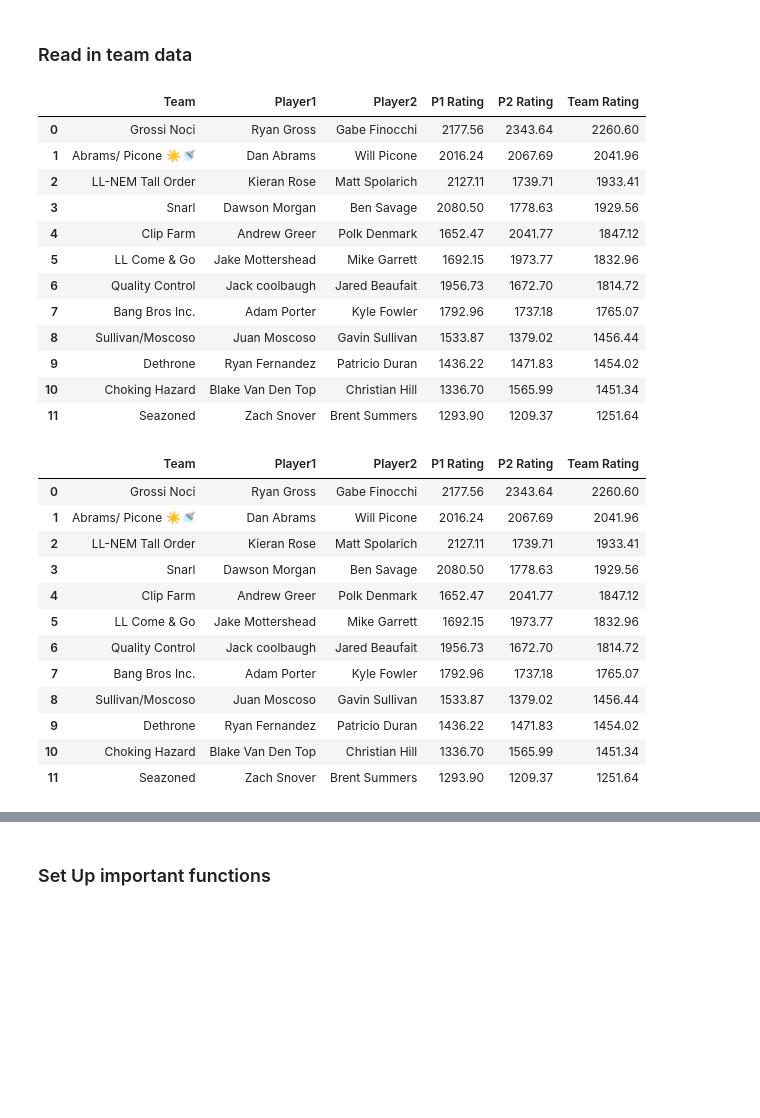
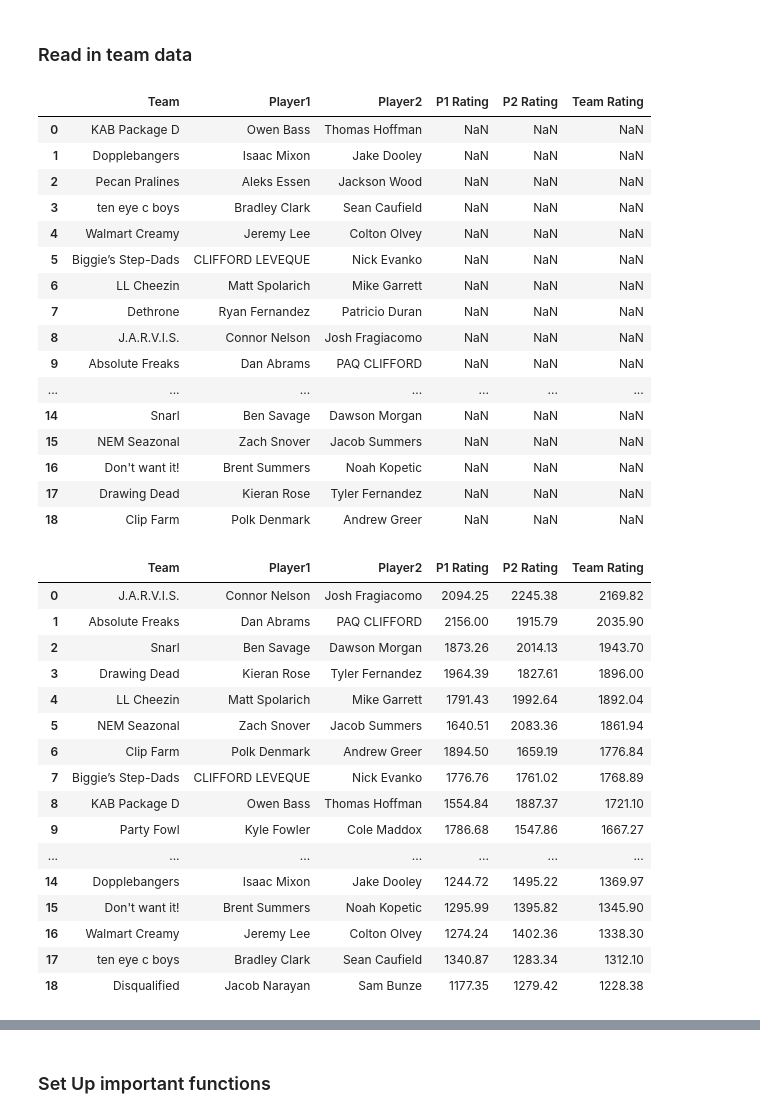
Before and after one commit to USAR-Rankings/Simulations, a Jupyter notebook: notebooks/Nationals_Simulations.ipynb, the cells around one changed output, grey strips where cells are left out. Drawn from its saved outputs; the diff is of its cells as text; code cells hidden in the pictures; blank space fills up the shorter version.

```diff
--- a/notebooks/Nationals_Simulations.ipynb
+++ b/notebooks/Nationals_Simulations.ipynb
@@ -23,23 +23,27 @@ def correct_names(df):# Apply corrections to Player1 and Player2 columns
 # %% [markdown]
 ### Read in team data
 # %%
-open_teams=pd.read_csv("../data/southeast25_open.csv")
+open_teams=pd.read_csv("../data/south25_open.csv")
 open_teams=correct_names(open_teams)
 open_teams
 # %% [output]
 |  | Team | Player1 | Player2 | P1 Rating | P2 Rating | Team Rating |
-| 0 | Grossi Noci | Ryan Gross | Gabe Finocchi | 2177.56 | 2343.64 | 2260.60 |
-| 1 | Abrams/ Picone ☀️🚿 | Dan Abrams | Will Picone | 2016.24 | 2067.69 | 2041.96 |
-| 2 | LL-NEM Tall Order | Kieran Rose | Matt Spolarich | 2127.11 | 1739.71 | 1933.41 |
-| 3 | Snarl | Dawson Morgan | Ben Savage | 2080.50 | 1778.63 | 1929.56 |
-| 4 | Clip Farm | Andrew Greer | Polk Denmark | 1652.47 | 2041.77 | 1847.12 |
-| 5 | LL Come & Go | Jake Mottershead | Mike Garrett | 1692.15 | 1973.77 | 1832.96 |
-| 6 | Quality Control | Jack coolbaugh | Jared Beaufait | 1956.73 | 1672.70 | 1814.72 |
-| 7 | Bang Bros Inc. | Adam Porter | Kyle Fowler | 1792.96 | 1737.18 | 1765.07 |
-| 8 | Sullivan/Moscoso | Juan Moscoso | Gavin Sullivan | 1533.87 | 1379.02 | 1456.44 |
-| 9 | Dethrone | Ryan Fernandez | Patricio Duran | 1436.22 | 1471.83 | 1454.02 |
-| 10 | Choking Hazard | Blake Van Den Top | Christian Hill | 1336.70 | 1565.99 | 1451.34 |
-| 11 | Seazoned | Zach Snover | Brent Summers | 1293.90 | 1209.37 | 1251.64 |
+| 0 | KAB Package D | Owen Bass | Thomas Hoffman | NaN | NaN | NaN |
+| 1 | Dopplebangers | Isaac Mixon | Jake Dooley | NaN | NaN | NaN |
+| 2 | Pecan Pralines | Aleks Essen | Jackson Wood | NaN | NaN | NaN |
+| 3 | ten eye c boys | Bradley Clark | Sean Caufield | NaN | NaN | NaN |
+| 4 | Walmart Creamy | Jeremy Lee | Colton Olvey | NaN | NaN | NaN |
+| 5 | Biggie’s Step-Dads | CLIFFORD LEVEQUE | Nick Evanko | NaN | NaN | NaN |
+| 6 | LL Cheezin | Matt Spolarich | Mike Garrett | NaN | NaN | NaN |
+| 7 | Dethrone | Ryan Fernandez | Patricio Duran | NaN | NaN | NaN |
+| 8 | J.A.R.V.I.S. | Connor Nelson | Josh Fragiacomo | NaN | NaN | NaN |
+| 9 | Absolute Freaks | Dan Abrams | PAQ CLIFFORD | NaN | NaN | NaN |
+| ... | ... | ... | ... | ... | ... | ... |
+| 14 | Snarl | Ben Savage | Dawson Morgan | NaN | NaN | NaN |
+| 15 | NEM Seazonal | Zach Snover | Jacob Summers | NaN | NaN | NaN |
+| 16 | Don't want it! | Brent Summers | Noah Kopetic | NaN | NaN | NaN |
+| 17 | Drawing Dead | Kieran Rose | Tyler Fernandez | NaN | NaN | NaN |
+| 18 | Clip Farm | Polk Denmark | Andrew Greer | NaN | NaN | NaN |
 # %%
 def get_rating_player(player,df,tourney): # From MM
     player=player.upper()
@@ -63,23 +67,27 @@ def get_ratings_all(teams,df,tourney,default=800):
     teams["Team Rating"]= teams[["P1 Rating", "P2 Rating"]].mean(axis=1).round(2)
     return teams.sort_values(by="Team Rating", ascending=False).reset_index(drop=True)
 # %%
-open_teams=pd.read_csv("../data/southeast25_open.csv").sort_values(by="Team Rating", ascending=False).reset_index(drop=True)
-open_rating=pd.read_csv("../data/test_final_players_open_2025-03-10.csv")
-#open_teams=get_ratings_all(open_teams,open_rating,"ERS24CHAMPIONSHIP")
-#open_teams.to_csv("../data/southeast25_open.csv",index=False)
+#open_teams=pd.read_csv("../data/southeast25_open.csv").sort_values(by="Team Rating", ascending=False).reset_index(drop=True)
+open_rating=pd.read_csv("../data/test_final_players_open_2025-04-25.csv")
+open_teams=get_ratings_all(open_teams,open_rating,"PHOENIX-SECTIONAL-25")
+open_teams.to_csv("../data/south25_open.csv",index=False)
 open_teams
 # %% [output]
 |  | Team | Player1 | Player2 | P1 Rating | P2 Rating | Team Rating |
-| 0 | Grossi Noci | Ryan Gross | Gabe Finocchi | 2177.56 | 2343.64 | 2260.60 |
-| 1 | Abrams/ Picone ☀️🚿 | Dan Abrams | Will Picone | 2016.24 | 2067.69 | 2041.96 |
-| 2 | LL-NEM Tall Order | Kieran Rose | Matt Spolarich | 2127.11 | 1739.71 | 1933.41 |
-| 3 | Snarl | Dawson Morgan | Ben Savage | 2080.50 | 1778.63 | 1929.56 |
-| 4 | Clip Farm | Andrew Greer | Polk Denmark | 1652.47 | 2041.77 | 1847.12 |
-| 5 | LL Come & Go | Jake Mottershead | Mike Garrett | 1692.15 | 1973.77 | 1832.96 |
-| 6 | Quality Control | Jack coolbaugh | Jared Beaufait | 1956.73 | 1672.70 | 1814.72 |
-| 7 | Bang Bros Inc. | Adam Porter | Kyle Fowler | 1792.96 | 1737.18 | 1765.07 |
-| 8 | Sullivan/Moscoso | Juan Moscoso | Gavin Sullivan | 1533.87 | 1379.02 | 1456.44 |
-| 9 | Dethrone | Ryan Fernandez | Patricio Duran | 1436.22 | 1471.83 | 1454.02 |
-| 10 | Choking Hazard | Blake Van Den Top | Christian Hill | 1336.70 | 1565.99 | 1451.34 |
-| 11 | Seazoned | Zach Snover | Brent Summers | 1293.90 | 1209.37 | 1251.64 |
+| 0 | J.A.R.V.I.S. | Connor Nelson | Josh Fragiacomo | 2094.25 | 2245.38 | 2169.82 |
+| 1 | Absolute Freaks | Dan Abrams | PAQ CLIFFORD | 2156.00 | 1915.79 | 2035.90 |
+| 2 | Snarl | Ben Savage | Dawson Morgan | 1873.26 | 2014.13 | 1943.70 |
+| 3 | Drawing Dead | Kieran Rose | Tyler Fernandez | 1964.39 | 1827.61 | 1896.00 |
+| 4 | LL Cheezin | Matt Spolarich | Mike Garrett | 1791.43 | 1992.64 | 1892.04 |
+| 5 | NEM Seazonal | Zach Snover | Jacob Summers | 1640.51 | 2083.36 | 1861.94 |
+| 6 | Clip Farm | Polk Denmark | Andrew Greer | 1894.50 | 1659.19 | 1776.84 |
+| 7 | Biggie’s Step-Dads | CLIFFORD LEVEQUE | Nick Evanko | 1776.76 | 1761.02 | 1768.89 |
+| 8 | KAB Package D | Owen Bass | Thomas Hoffman | 1554.84 | 1887.37 | 1721.10 |
+| 9 | Party Fowl | Kyle Fowler | Cole Maddox | 1786.68 | 1547.86 | 1667.27 |
+| ... | ... | ... | ... | ... | ... | ... |
+| 14 | Dopplebangers | Isaac Mixon | Jake Dooley | 1244.72 | 1495.22 | 1369.97 |
+| 15 | Don't want it! | Brent Summers | Noah Kopetic | 1295.99 | 1395.82 | 1345.90 |
+| 16 | Walmart Creamy | Jeremy Lee | Colton Olvey | 1274.24 | 1402.36 | 1338.30 |
+| 17 | ten eye c boys | Bradley Clark | Sean Caufield | 1340.87 | 1283.34 | 1312.10 |
+| 18 | Disqualified | Jacob Narayan | Sam Bunze | 1177.35 | 1279.42 | 1228.38 |
 # %%
```
Also changed, not shown: parts of 9 cells of this notebook, 1 other file.
